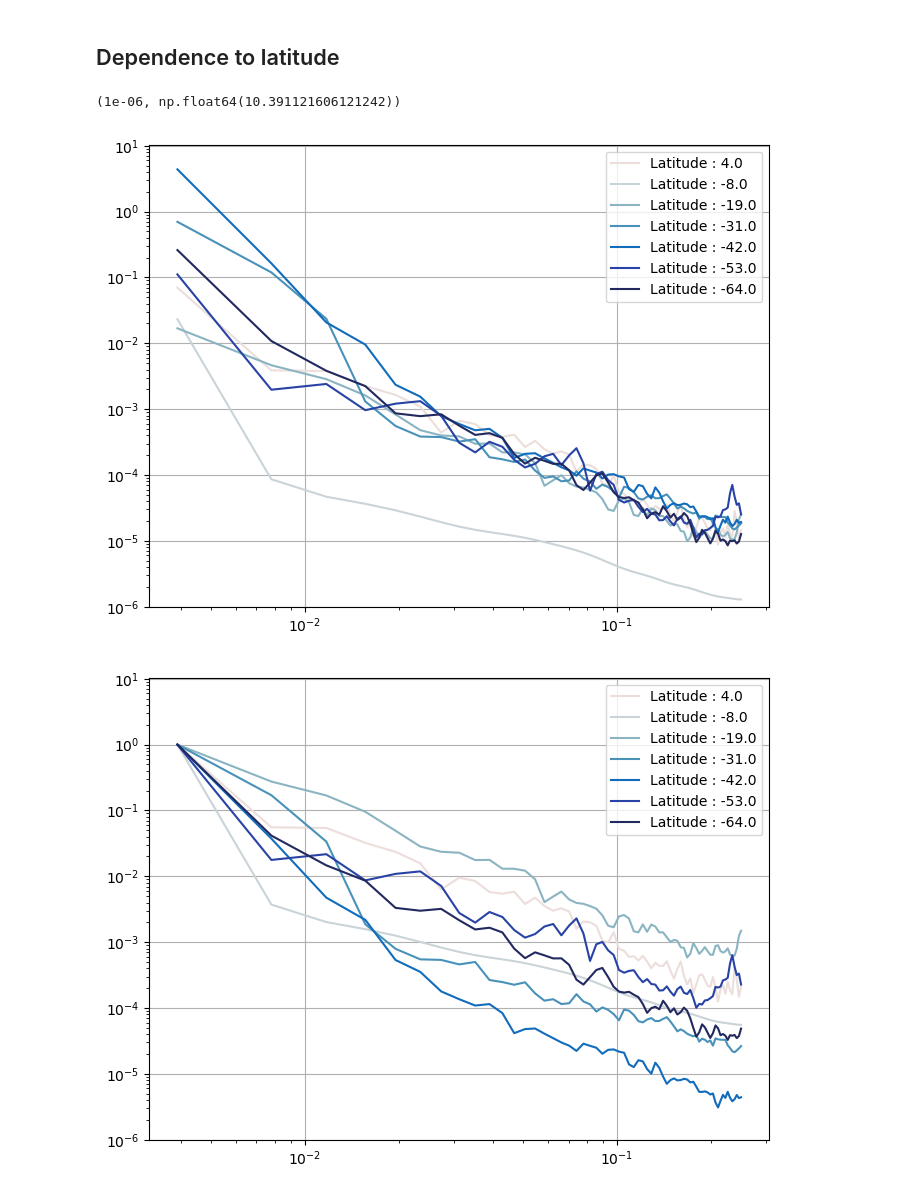
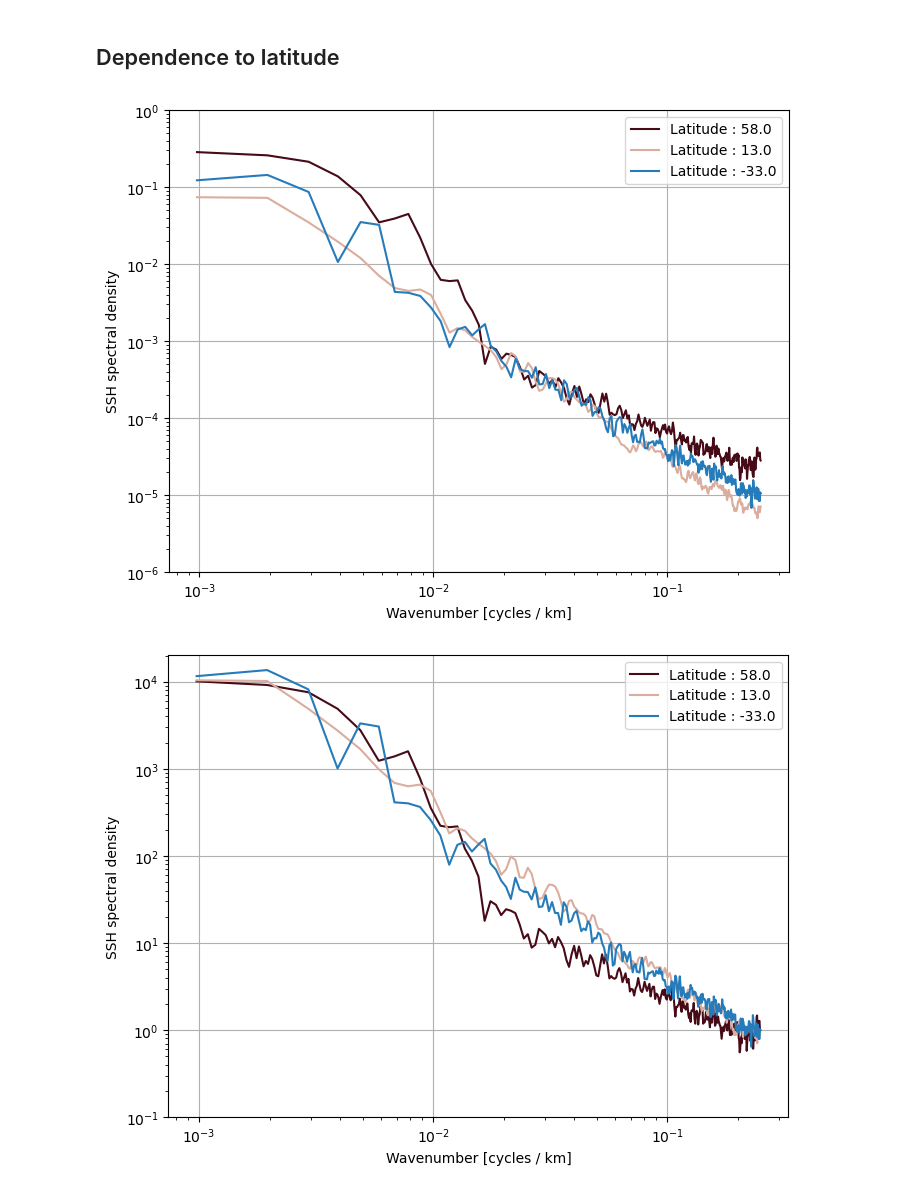
Before and after one commit to zcasparco/SWOT_UHH, a Jupyter notebook: SSH spectra/SSH_along_track spectra.ipynb, the cells around one changed output. Saved outputs shown, nothing was run; the diff lists cells and outputs as text; code cells hidden in the pictures.

```diff
--- a/SSH spectra/SSH_along_track spectra.ipynb
+++ b/SSH spectra/SSH_along_track spectra.ipynb
@@ -194,7 +203,7 @@ ds_seg.segment_id.plot()
 DX_KM = 2.0
 
 # Fu & Smith style averaging adapted for SWOT
-SEGMENT_LENGTH_KM = 256.0
+SEGMENT_LENGTH_KM = 1024.0
 
 # minimum valid fraction for keeping a profile
 MIN_VALID_FRAC = 0.90
@@ -278,18 +311,19 @@ def find_nadir_gap(ssh, min_valid_frac=0.2):
 
     return left_end, right_start, gap_slice, valid_frac
 # %%
-i = -1 # ocean segment selection
+i = 0 # ocean segment selection
 
 lat = ds_long[i]['latitude']#.values
 # Tilt correction
-ssh = (ds_long[i][ssh_var]+ds_long[i]["height_cor_xover"])#.values
+ssh_itides = (ds_long[i][ssh_var]+ds_long[i]["height_cor_xover"]+ds_long[i]["internal_tide_hret"])#.values
+ssh_notides = (ds_long[i][ssh_var]+ds_long[i]["height_cor_xover"])#.values
 
-left_end, right_start, gap_slice, valid_frac = find_nadir_gap(ssh, min_valid_frac=0.2)
+left_end, right_start, gap_slice, valid_frac = find_nadir_gap(ssh_notides, min_valid_frac=0.2)
 # %%
 # Dealing with Nadir gap
 
-ssh_left = ssh[:, :left_end]
-ssh_right = ssh[:, right_start:]
+ssh_left = ssh_itides[:, :left_end]
+ssh_right = ssh_itides[:, right_start:]
 
 lat_left = lat[:, :left_end]
 lat_right = lat[:, right_start:]
@@ -384,11 +437,19 @@ def along_track_spectrum(ssh_side, lat_side, dx=2.0, segment_length=256.0,return
     else:
         return kx_ref, Ealong, stderr_along
 # %%
+idx=1.0
+#SEGMENT_LENGTH_KM/DX_KM/2.0
 #Left
-kx_L, Ealong_L, stderr_L, all_seg_L,lat_L = along_track_spectrum(ssh_left,lat_left,dx=DX_KM,segment_length=SEGMENT_LENGTH_KM,return_segments=True)
+kx_L, Ealong_L, stderr_L, all_seg_L,lat_L = along_track_spectrum(ssh_left,lat_left,
+                                                                 dx=DX_KM,segment_length=SEGMENT_LENGTH_KM,
+                                                                 return_segments=True,
+                                                                )
 
 #Right
-kx_R, Ealong_R, stderr_R, all_seg_R,lat_R = along_track_spectrum(ssh_right,lat_right,dx=DX_KM,segment_length=SEGMENT_LENGTH_KM,return_segments=True)
+kx_R, Ealong_R, stderr_R, all_seg_R,lat_R = along_track_spectrum(ssh_right,lat_right,
+                                                                 dx=DX_KM,segment_length=SEGMENT_LENGTH_KM,
+                                                                 return_segments=True,
+                                                                )
 # %%
 # Adding both sides
 E_along = (Ealong_L + Ealong_R)/2.0
@@ -461,29 +509,31 @@ mean_lat = (np.mean(lat_L,axis=0)+np.mean(lat_R,axis=0))/2.0
 # %%
 cmap_value = np.max([np.abs(np.min(mean_lat)),np.abs(np.max(mean_lat))])
 c_norm = mpl.colors.Normalize(vmin=-cmap_value,vmax=cmap_value)
 
 # Pick a colormap
 c_map  = cm.cm.balance
 #mpl.cm.coolwarm
 
 # Scalar mappable of normalized array to colormap
 s_map  = mpl.cm.ScalarMappable(cmap=c_map, norm=c_norm)
 s_map.set_array([])
 ni = 10
 fig,ax = plt.subplots(figsize=(8,6))
 for seg,color in zip(mean_seg[::ni,:],mean_lat[::ni]):
     ax.loglog(kx[1:],(seg[1:]),color=s_map.to_rgba(color),label=r'Latitude : %s'%np.around(color))
 
 ax.legend(loc=1);ax.grid();
-ax.set_ylim(1e-6,np.max(mean_seg[::ni,:]))
+ax.set_ylim(1e-6,1.0);ax.set_xlabel('Wavenumber [cycles / km]');ax.set_ylabel('SSH spectral density');
+#ax.set_ylim(1e-6,np.max(mean_seg[::ni,:]))
 
 fig,ax = plt.subplots(figsize=(8,6))
 for seg,color in zip(mean_seg[::ni,:],mean_lat[::ni]):
-    ax.loglog(kx[1:],(seg[1:]/seg[1]),color=s_map.to_rgba(color),label=r'Latitude : %s'%np.around(color))
+    ax.loglog(kx[1:],(seg[1:]/seg[-1]),color=s_map.to_rgba(color),label=r'Latitude : %s'%np.around(color))
 
 ax.legend(loc=1);ax.grid();
-ax.set_ylim(1e-6,np.max(mean_seg[::ni,:]))
+ax.set_ylim(1e-1,2*np.max(mean_seg[::ni,:])/np.max(mean_seg[::ni,-1]))
+#ax.set_ylim(1e-1,2e4)
+ax.set_xlabel('Wavenumber [cycles / km]');ax.set_ylabel('SSH spectral density');
 # %% [output]
-(1e-06, np.float64(10.391121606121242))
-[figure, old version]
+[figure, new version]
-[figure, old version]
+[figure, new version]
```
Also changed, not shown: parts of 15 cells of this notebook.
